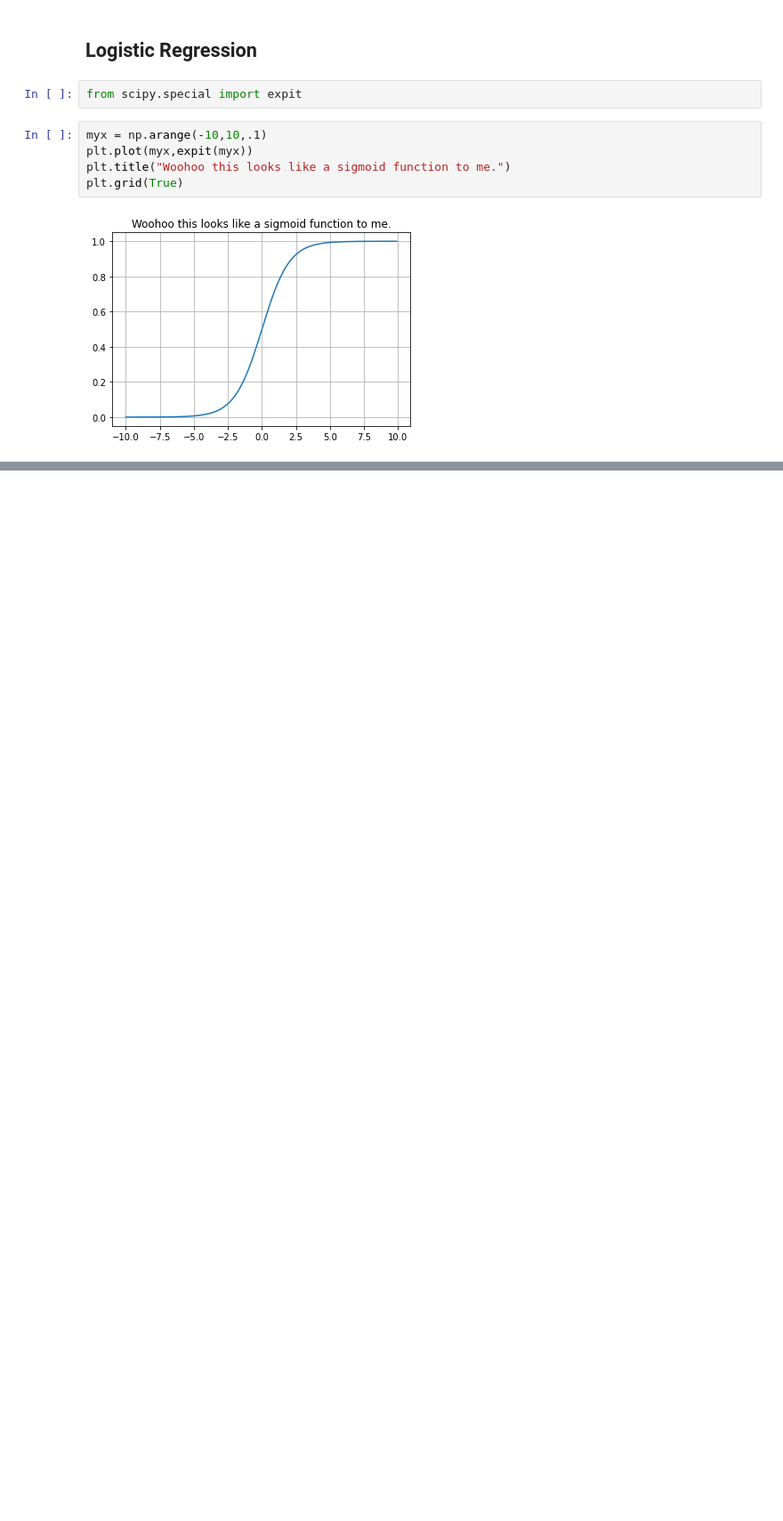
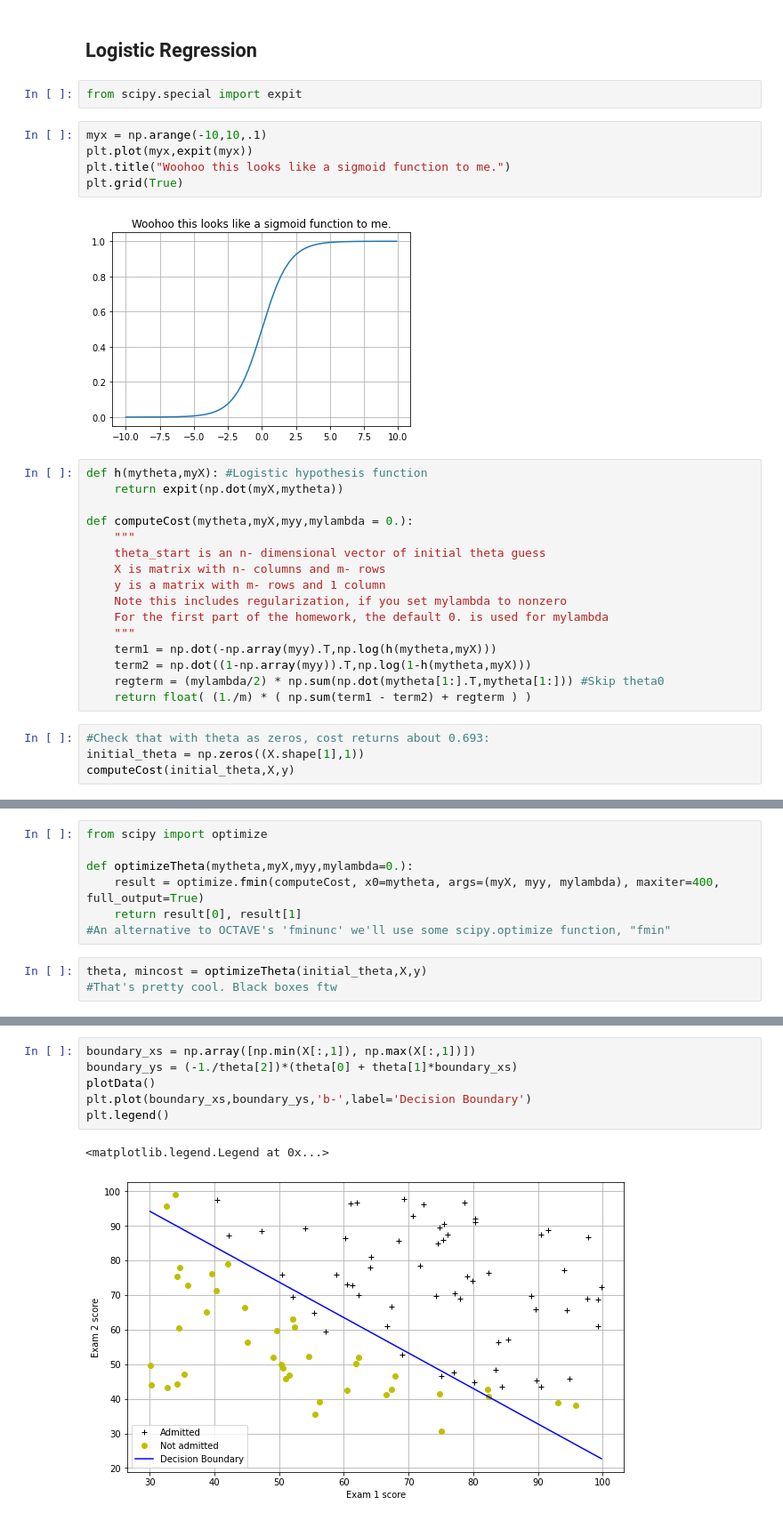
Before and after one commit to MiyamaRemi/Machine-Learning-ex, a Jupyter notebook: ml_ipynb/ex2/ex2.ipynb, the cells around one changed output, grey strips where cells are left out. Shown at 89% size. Saved outputs shown, nothing was run; the diff lists cells and outputs as text; blank space fills up the shorter version.

Commit message:
logistic plot

```diff
--- a/ml_ipynb/ex2/ex2.ipynb
+++ b/ml_ipynb/ex2/ex2.ipynb
@@ -42,3 +42,23 @@ plt.title("Woohoo this looks like a sigmoid function to me.")
 plt.grid(True)
 # %% [output]
 [figure]
+# %%
+def h(mytheta,myX): #Logistic hypothesis function
+    return expit(np.dot(myX,mytheta))
+
+def computeCost(mytheta,myX,myy,mylambda = 0.):
+    """
+    theta_start is an n- dimensional vector of initial theta guess
+    X is matrix with n- columns and m- rows
+    y is a matrix with m- rows and 1 column
+    Note this includes regularization, if you set mylambda to nonzero
+    For the first part of the homework, the default 0. is used for mylambda
+    """
+    term1 = np.dot(-np.array(myy).T,np.log(h(mytheta,myX)))
+    term2 = np.dot((1-np.array(myy)).T,np.log(1-h(mytheta,myX)))
+    regterm = (mylambda/2) * np.sum(np.dot(mytheta[1:].T,mytheta[1:])) #Skip theta0
+    return float( (1./m) * ( np.sum(term1 - term2) + regterm ) )
+# %%
+#Check that with theta as zeros, cost returns about 0.693:
+initial_theta = np.zeros((X.shape[1],1))
+computeCost(initial_theta,X,y)
@@ -44,0 +67,10 @@ plt.grid(True)
+# %%
+from scipy import optimize
+
+def optimizeTheta(mytheta,myX,myy,mylambda=0.):
+    result = optimize.fmin(computeCost, x0=mytheta, args=(myX, myy, mylambda), maxiter=400, full_output=True)
+    return result[0], result[1]
+#An alternative to OCTAVE's 'fminunc' we'll use some scipy.optimize function, "fmin"
+# %%
+theta, mincost = optimizeTheta(initial_theta,X,y)
+#That's pretty cool. Black boxes ftw
@@ -44,0 +82,9 @@ plt.grid(True)
+# %%
+boundary_xs = np.array([np.min(X[:,1]), np.max(X[:,1])])
+boundary_ys = (-1./theta[2])*(theta[0] + theta[1]*boundary_xs)
+plotData()
+plt.plot(boundary_xs,boundary_ys,'b-',label='Decision Boundary')
+plt.legend()
+# %% [output]
+<matplotlib.legend.Legend at 0x...>
+[figure, added]
```
Also changed, not shown: parts of 2 cells of this notebook, 1 other file.
